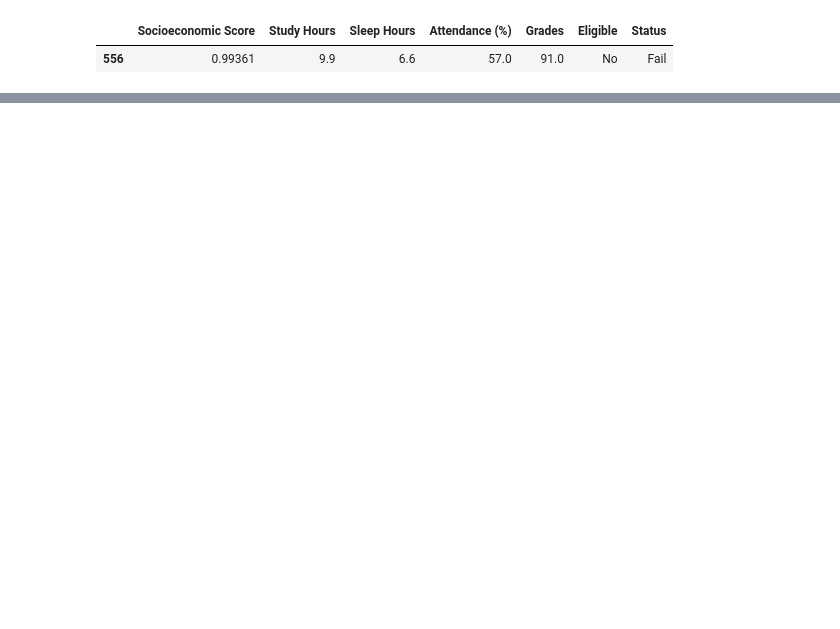
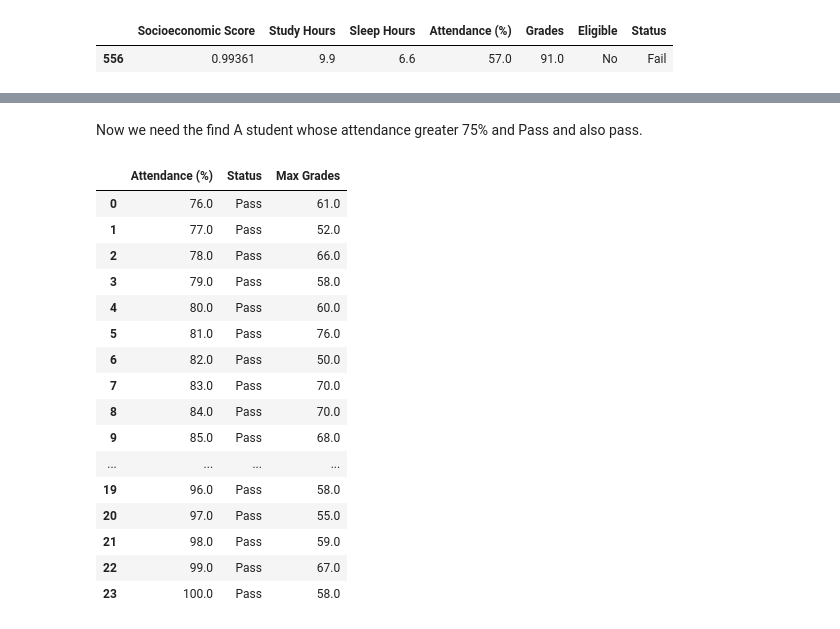
Before and after one commit to akxiit/Normal-Data-Visulization, a Jupyter notebook: notebooks/Student-Performance/Student_Performance.ipynb, the cells around one changed output, grey strips where cells are left out. Cells and saved outputs as stored; diff of their text form; code cells hidden in the pictures; blank space fills up the shorter version.

```diff
--- a/notebooks/Student-Performance/Student_Performance.ipynb
+++ b/notebooks/Student-Performance/Student_Performance.ipynb
@@ -5,7 +5,7 @@ import numpy as np
 import matplotlib.pyplot as plt
 import seaborn as sns
 # %%
-df = pd.read_csv('./archive/data.csv')
+df = pd.read_csv('D:/Project/Normal-Data-Visulization/datasets/Student_Performance/archive/data.csv')
 # %%
 df.head()
 # %% [output]
@@ -82,0 +90,26 @@ df
+# %% [markdown]
+Now we need the find A student whose attendance greater 75% and Pass and also pass.
+# %%
+condition_1 = df['Attendance (%)'] > 75
+
+Eligible_student = df[condition_1].groupby(['Attendance (%)' , 'Status'])['Grades'].max().reset_index(name='Max Grades')
+
+Eligible_student
+# %% [output]
+|  | Attendance (%) | Status | Max Grades |
+| 0 | 76.0 | Pass | 61.0 |
+| 1 | 77.0 | Pass | 52.0 |
+| 2 | 78.0 | Pass | 66.0 |
+| 3 | 79.0 | Pass | 58.0 |
+| 4 | 80.0 | Pass | 60.0 |
+| 5 | 81.0 | Pass | 76.0 |
+| 6 | 82.0 | Pass | 50.0 |
+| 7 | 83.0 | Pass | 70.0 |
+| 8 | 84.0 | Pass | 70.0 |
+| 9 | 85.0 | Pass | 68.0 |
+| ... | ... | ... | ... |
+| 19 | 96.0 | Pass | 58.0 |
+| 20 | 97.0 | Pass | 55.0 |
+| 21 | 98.0 | Pass | 59.0 |
+| 22 | 99.0 | Pass | 67.0 |
+| 23 | 100.0 | Pass | 58.0 |
```
Also changed, not shown: parts of 6 cells of this notebook.
